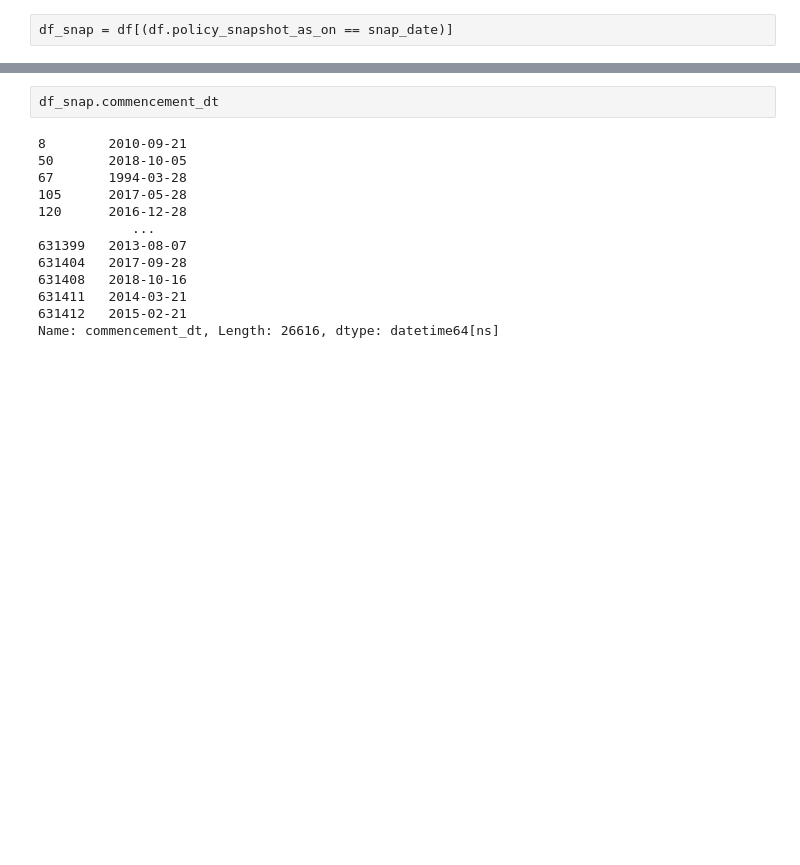
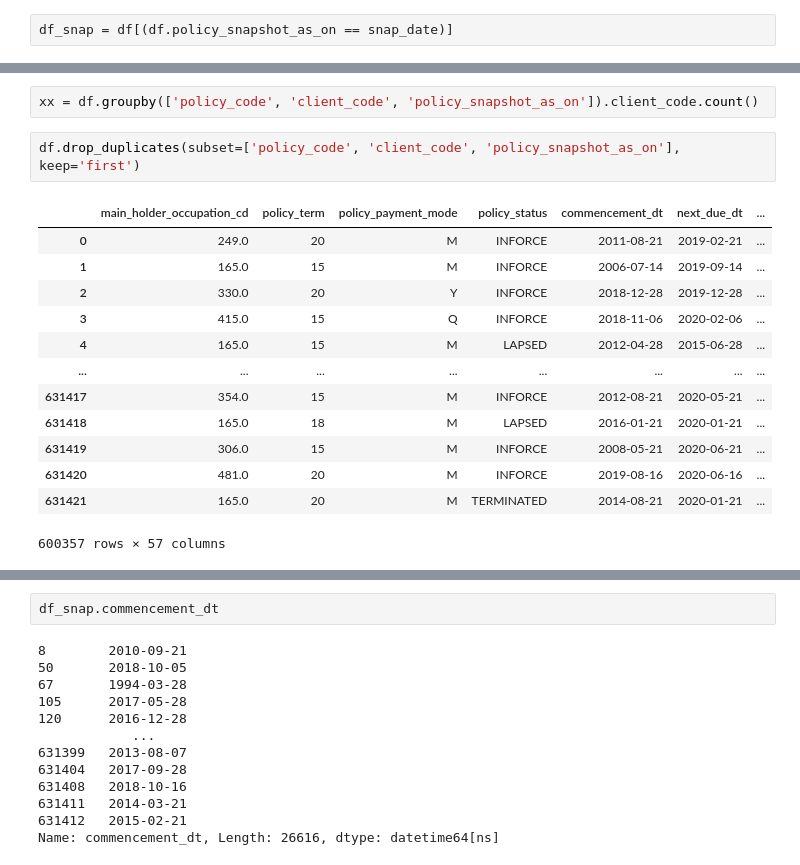
Before and after one commit to nisalr/datastorm-2.0-case-study, a Jupyter notebook: src/model-v1.ipynb, the cells around one changed output, grey strips where cells are left out. Cells and saved outputs as stored; diff of their text form; blank space fills up the shorter version.

```diff
--- a/src/model-v1.ipynb
+++ b/src/model-v1.ipynb
@@ -183,0 +426,18 @@ Index(['policy_term', 'policy_payment_mode', 'policy_status',
+# %%
+xx = df.groupby(['policy_code', 'client_code', 'policy_snapshot_as_on']).client_code.count()
+# %%
+df.drop_duplicates(subset=['policy_code', 'client_code', 'policy_snapshot_as_on'], keep='first')
+# %% [output]
+|  | main_holder_occupation_cd | policy_term | policy_payment_mode | policy_status | commencement_dt | next_due_dt | ... |
+| 0 | 249.0 | 20 | M | INFORCE | 2011-08-21 | 2019-02-21 | ... |
+| 1 | 165.0 | 15 | M | INFORCE | 2006-07-14 | 2019-09-14 | ... |
+| 2 | 330.0 | 20 | Y | INFORCE | 2018-12-28 | 2019-12-28 | ... |
+| 3 | 415.0 | 15 | Q | INFORCE | 2018-11-06 | 2020-02-06 | ... |
+| 4 | 165.0 | 15 | M | LAPSED | 2012-04-28 | 2015-06-28 | ... |
+| ... | ... | ... | ... | ... | ... | ... | ... |
+| 631417 | 354.0 | 15 | M | INFORCE | 2012-08-21 | 2020-05-21 | ... |
+| 631418 | 165.0 | 18 | M | LAPSED | 2016-01-21 | 2020-01-21 | ... |
+| 631419 | 306.0 | 15 | M | INFORCE | 2008-05-21 | 2020-06-21 | ... |
+| 631420 | 481.0 | 20 | M | INFORCE | 2019-08-16 | 2020-06-16 | ... |
+| 631421 | 165.0 | 20 | M | TERMINATED | 2014-08-21 | 2020-01-21 | ... |
+600357 rows × 57 columns
```
Also changed, not shown: parts of 40 cells of this notebook.
